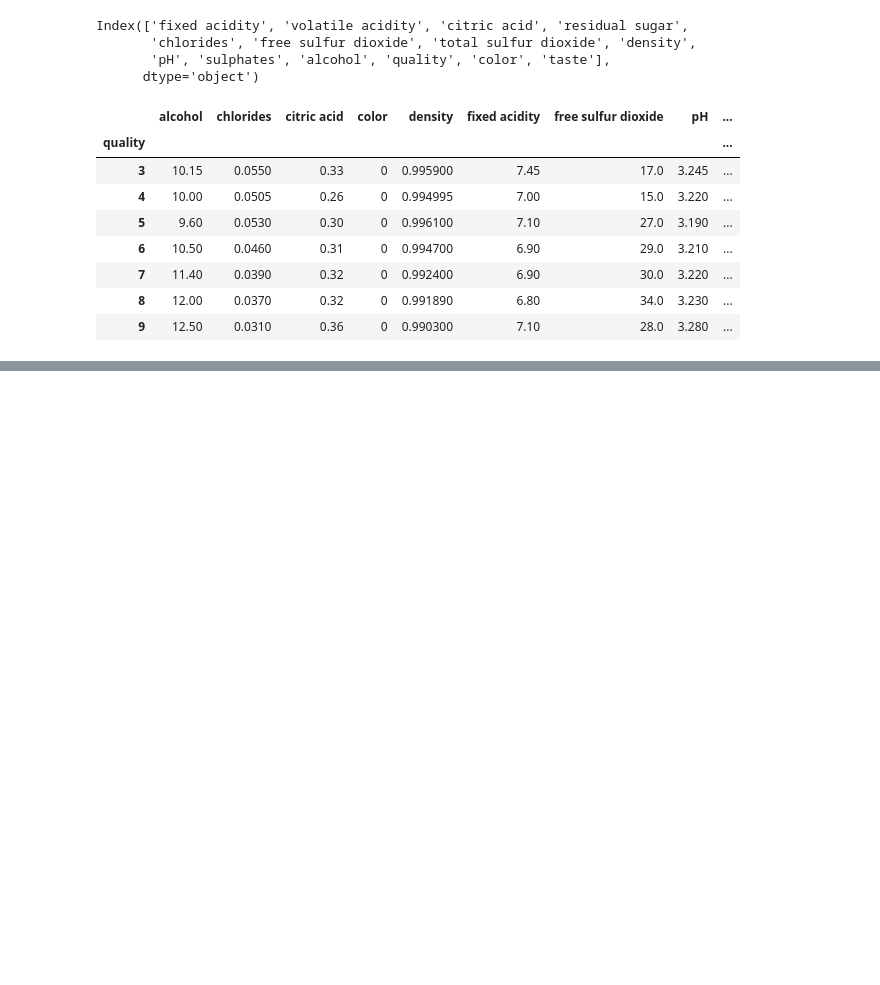
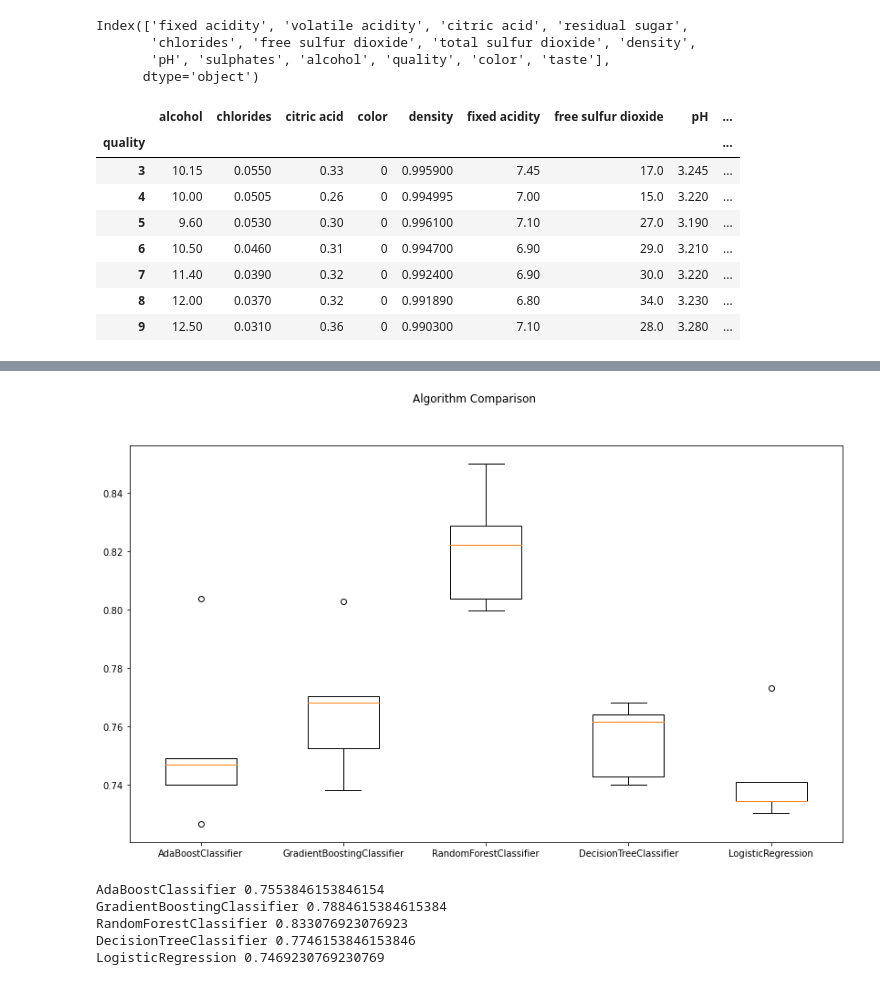
Before and after one commit to SangHui48/zerobase_machine_learning, a Jupyter notebook: machine_learning/18. boosting.ipynb, the cells around one changed output, grey strips where cells are left out. Drawn from its saved outputs; the diff is of its cells as text; code cells hidden in the pictures; blank space fills up the shorter version.

```diff
--- a/machine_learning/18. boosting.ipynb
+++ b/machine_learning/18. boosting.ipynb
@@ -51,0 +102,7 @@ df_pivot_table
+# %%
+models = []
+models.append(('AdaBoostClassifier', AdaBoostClassifier()))
+models.append(('GradientBoostingClassifier', GradientBoostingClassifier()))
+models.append(('RandomForestClassifier', RandomForestClassifier()))
+models.append(('DecisionTreeClassifier', DecisionTreeClassifier()))
+models.append(('LogisticRegression', LogisticRegression()))
@@ -51,0 +130,22 @@ df_pivot_table
+# %%
+fig = plt.figure(figsize=(14, 8))
+fig.suptitle('Algorithm Comparison')
+ax = fig.add_subplot(111)
+plt.boxplot(results)
+ax.set_xticklabels(names)
+plt.show()
+# %% [output]
+[figure, added]
+# %%
+from sklearn.metrics import accuracy_score
+
+for name, model in models:
+    model.fit(X_train, y_train)
+    pred = model.predict(X_test)
+    print(name, accuracy_score(y_test, pred))
+# %% [output]
+AdaBoostClassifier 0.7553846153846154
+GradientBoostingClassifier 0.7884615384615384
+RandomForestClassifier 0.833076923076923
+DecisionTreeClassifier 0.7746153846153846
+LogisticRegression 0.7469230769230769
```
Also changed, not shown: parts of 6 cells of this notebook, 2 other files.
